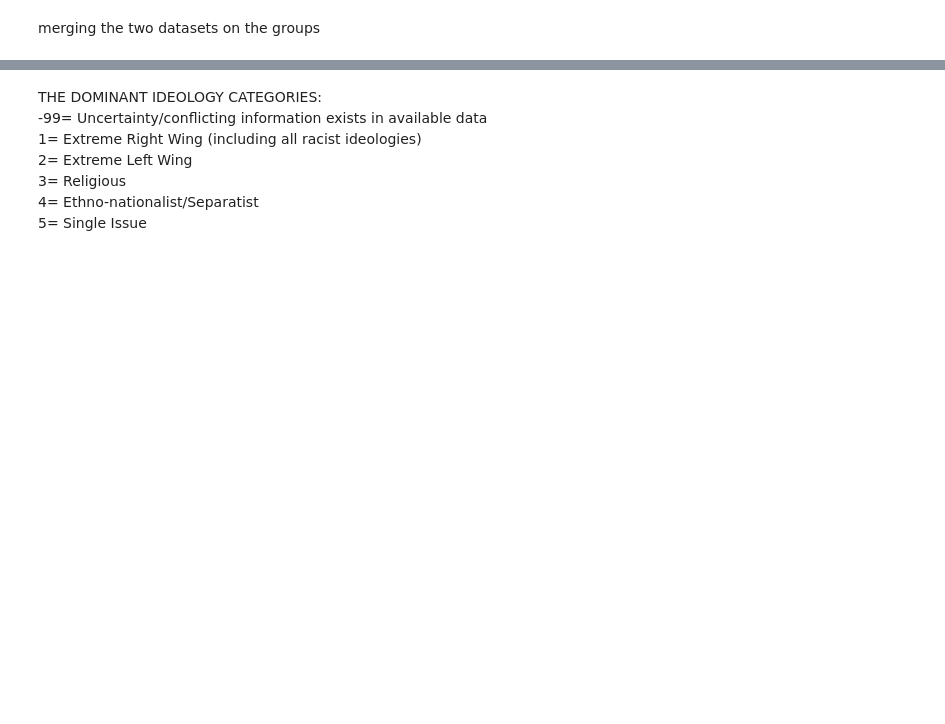
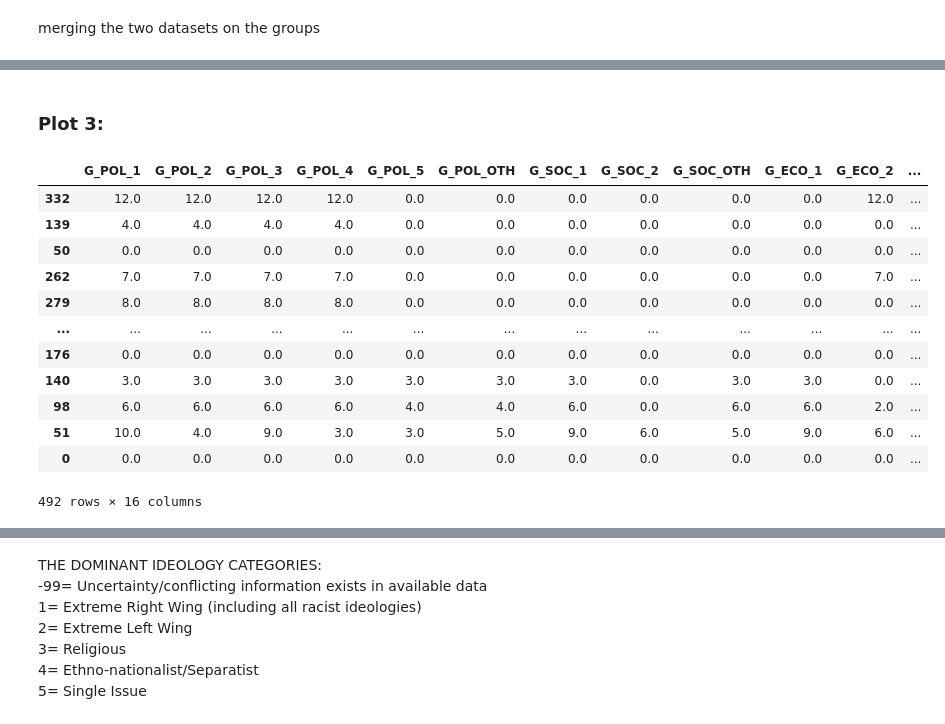
Before and after one commit to com-480-data-visualization/project-2023-yeravizard, a Jupyter notebook: scripts/ideologies.ipynb, the cells around one changed output, grey strips where cells are left out. Drawn from its saved outputs; the diff is of its cells as text; code cells hidden in the pictures; blank space fills up the shorter version.

```diff
--- a/scripts/ideologies.ipynb
+++ b/scripts/ideologies.ipynb
@@ -27,9 +28,9 @@ PPTUS_data, PPTUS_sources = load_PPTUS()
 GTD pickle file found, loading...
 PPTUS pickle files found, loading...
 # %%
-PPTUS_data.rename(columns={'DOM_I': 'dominant_ideology', 'I_ETHNO': 'ethno_nationalist',  'I_REL': 'religious', 'I_RACE':  'racist',
-                            'I_LEFT': 'extreme_left' , 'I_RIGHT':  'extreme_right', 'G_POL_1':  'politic_reasons', 'G_SOC_1':  'social_reasons',
-                            'G_ECO_1': 'economic_reasons', 'G_REL_1':  'religious_reasons'}, inplace=True)
+PPTUS_data.rename(columns={'DOM_I': 'dominant_ideology'}, inplace=True)
+
+# 'I_ETHNO': 'ethno_nationalist',  'I_REL': 'religious', 'I_RACE':  'racist', 'I_LEFT': 'extreme_left' , 'I_RIGHT':  'extreme_right''G_POL_1':  'politic_reasons', 'G_SOC_1':  'social_reasons','G_ECO_1': 'economic_reasons', 'G_REL_1':  'religious_reasons'
 # %%
 print('The shape of PPTUS_data is: ', PPTUS_data.shape, '\nThe shape of PPTUS_sources is: ' ,PPTUS_sources.shape,'\nThe shape of GTD is:', GTD.shape)
 # %% [output]
@@ -40,8 +41,7 @@ The shape of GTD is: (214666, 135)
 merging the two datasets on the groups
 # %%
 # Merge PPTUS and GTD
-df = PPTUS_data[['ORGNAME', 'dominant_ideology']].merge(GTD, left_on='ORGNAME', right_on='gname', how= 'inner')
+df = PPTUS_data.merge(GTD, left_on='ORGNAME', right_on='gname', how= 'inner')
 print('the number of attacks of which we know the organization ideology from the PPTUS dataframe are: ', df.shape[0], ', while before where: ', GTD.shape[0])
-df.dominant_ideology
 # %% [output]
 the number of attacks of which we know the organization ideology from the PPTUS dataframe are:  7131 , while before where:  214666
@@ -59,0 +48,3 @@ Name: dominant_ideology, Length: 7131, dtype: int64
+# %%
+# replace all the -99 with NaN
+df.replace(-99, 0, inplace=True)
@@ -59,0 +362,2 @@ Name: dominant_ideology, Length: 7131, dtype: int64
+# %% [markdown]
+### Plot 3:
@@ -59,0 +369,16 @@ Name: dominant_ideology, Length: 7131, dtype: int64
+# %%
+df[total_col].groupby([df['nkill'], df['iyear']]).sum().reset_index().sort_values(by=['iyear'], ascending=False).apply(lambda x: x['nkill']*x[total_col], axis=1)
+# %% [output]
+|  | G_POL_1 | G_POL_2 | G_POL_3 | G_POL_4 | G_POL_5 | G_POL_OTH | G_SOC_1 | G_SOC_2 | G_SOC_OTH | G_ECO_1 | G_ECO_2 | ... |
+| 332 | 12.0 | 12.0 | 12.0 | 12.0 | 0.0 | 0.0 | 0.0 | 0.0 | 0.0 | 0.0 | 12.0 | ... |
+| 139 | 4.0 | 4.0 | 4.0 | 4.0 | 0.0 | 0.0 | 0.0 | 0.0 | 0.0 | 0.0 | 0.0 | ... |
+| 50 | 0.0 | 0.0 | 0.0 | 0.0 | 0.0 | 0.0 | 0.0 | 0.0 | 0.0 | 0.0 | 0.0 | ... |
+| 262 | 7.0 | 7.0 | 7.0 | 7.0 | 0.0 | 0.0 | 0.0 | 0.0 | 0.0 | 0.0 | 7.0 | ... |
+| 279 | 8.0 | 8.0 | 8.0 | 8.0 | 0.0 | 0.0 | 0.0 | 0.0 | 0.0 | 0.0 | 0.0 | ... |
+| ... | ... | ... | ... | ... | ... | ... | ... | ... | ... | ... | ... | ... |
+| 176 | 0.0 | 0.0 | 0.0 | 0.0 | 0.0 | 0.0 | 0.0 | 0.0 | 0.0 | 0.0 | 0.0 | ... |
+| 140 | 3.0 | 3.0 | 3.0 | 3.0 | 3.0 | 3.0 | 3.0 | 0.0 | 3.0 | 3.0 | 0.0 | ... |
+| 98 | 6.0 | 6.0 | 6.0 | 6.0 | 4.0 | 4.0 | 6.0 | 0.0 | 6.0 | 6.0 | 2.0 | ... |
+| 51 | 10.0 | 4.0 | 9.0 | 3.0 | 3.0 | 5.0 | 9.0 | 6.0 | 5.0 | 9.0 | 6.0 | ... |
+| 0 | 0.0 | 0.0 | 0.0 | 0.0 | 0.0 | 0.0 | 0.0 | 0.0 | 0.0 | 0.0 | 0.0 | ... |
+492 rows × 16 columns
```
Also changed, not shown: parts of 28 cells of this notebook, 1 other file.
